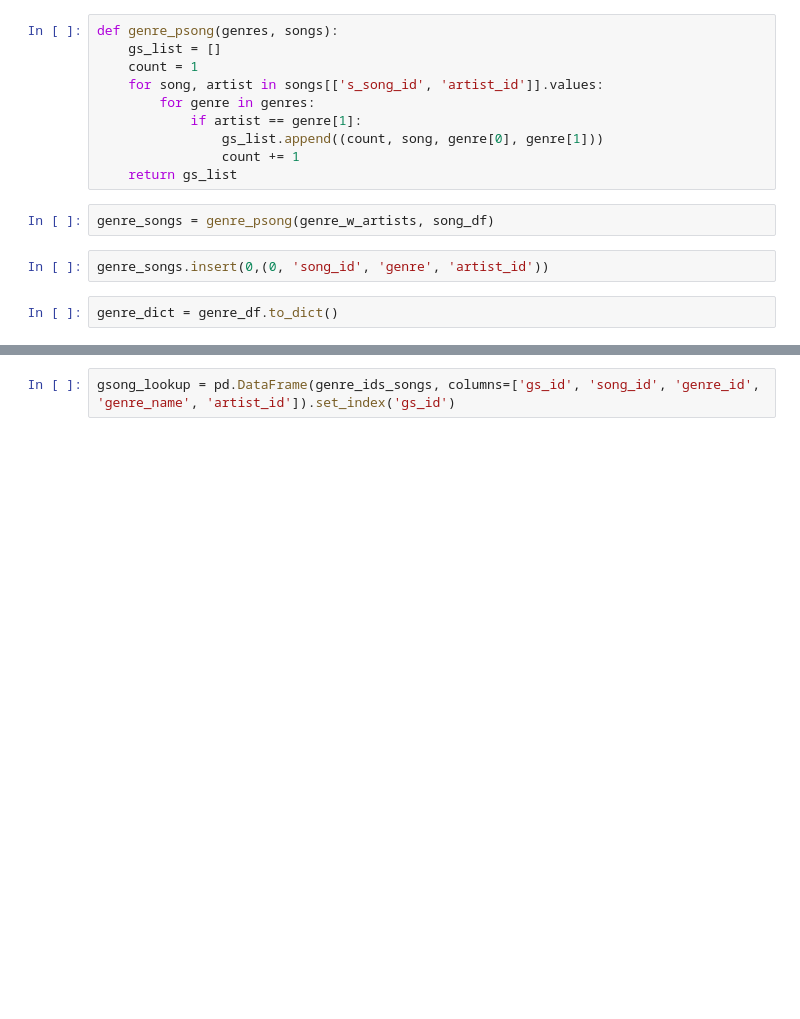
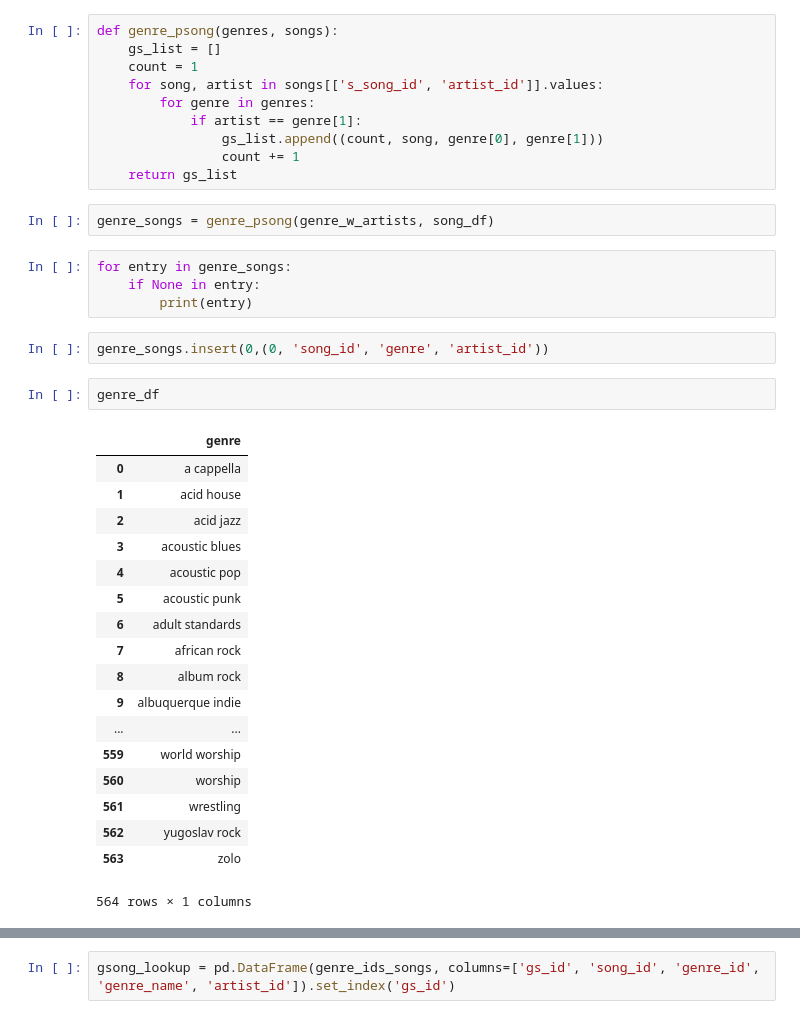
Before and after one commit to jonjohnsontc/songwriter-graph, a Jupyter notebook: notebooks/spotipy.ipynb, the cells around one changed output, grey strips where cells are left out. Saved outputs shown, nothing was run; the diff lists cells and outputs as text; blank space fills up the shorter version.

```diff
--- a/notebooks/spotipy.ipynb
+++ b/notebooks/spotipy.ipynb
@@ -791,7 +797,30 @@ def genre_psong(genres, songs):
     return gs_list
 # %%
 genre_songs = genre_psong(genre_w_artists, song_df)
+# %%
+for entry in genre_songs:
+    if None in entry:
+        print(entry)
 # %%
 genre_songs.insert(0,(0, 'song_id', 'genre', 'artist_id'))
-# %%
-genre_dict = genre_df.to_dict()
+# %%
+genre_df
+# %% [output]
+|  | genre |
+| 0 | a cappella |
+| 1 | acid house |
+| 2 | acid jazz |
+| 3 | acoustic blues |
+| 4 | acoustic pop |
+| 5 | acoustic punk |
+| 6 | adult standards |
+| 7 | african rock |
+| 8 | album rock |
+| 9 | albuquerque indie |
+| ... | ... |
+| 559 | world worship |
+| 560 | worship |
+| 561 | wrestling |
+| 562 | yugoslav rock |
+| 563 | zolo |
+564 rows × 1 columns
```
Also changed, not shown: parts of 17 cells of this notebook, 5 other files.
